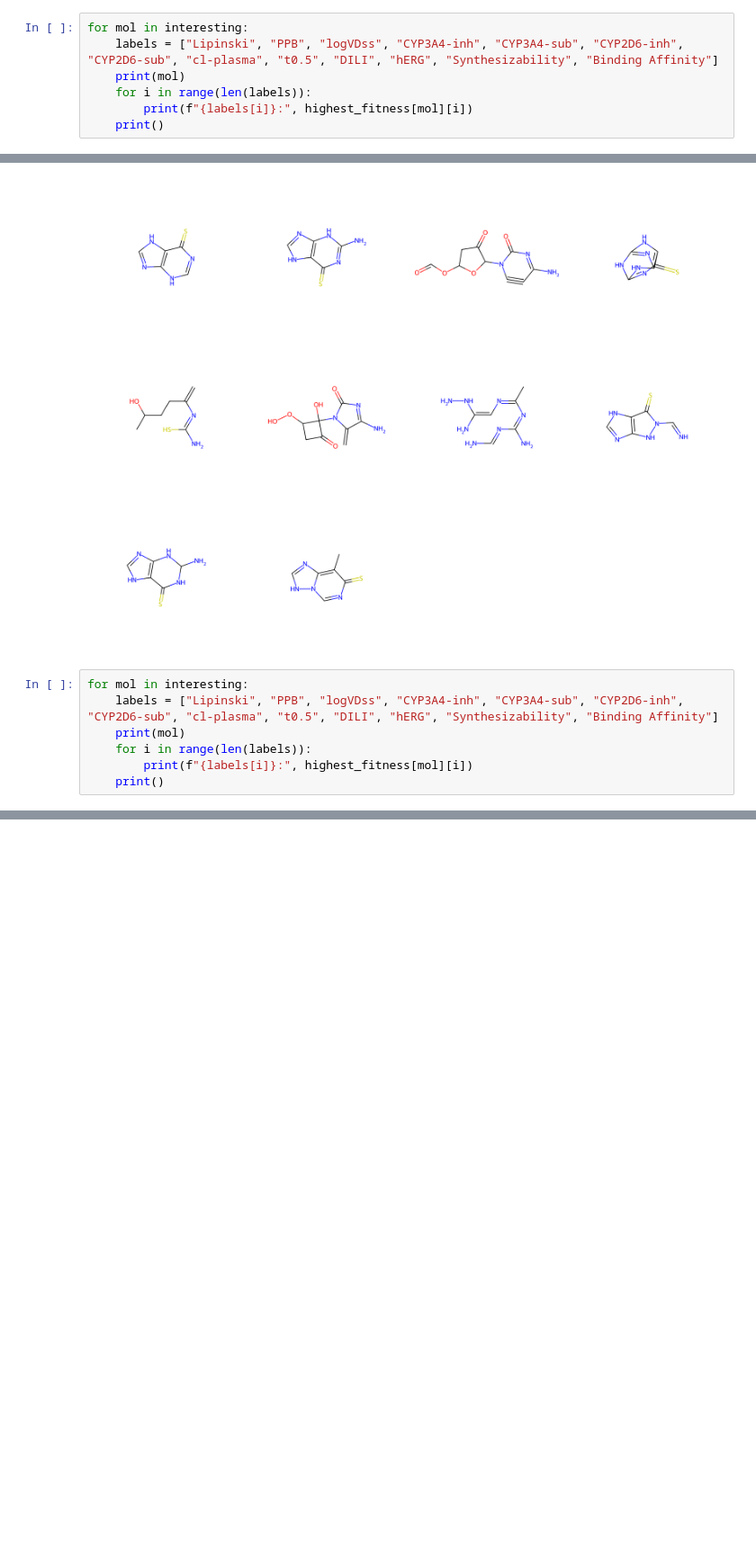
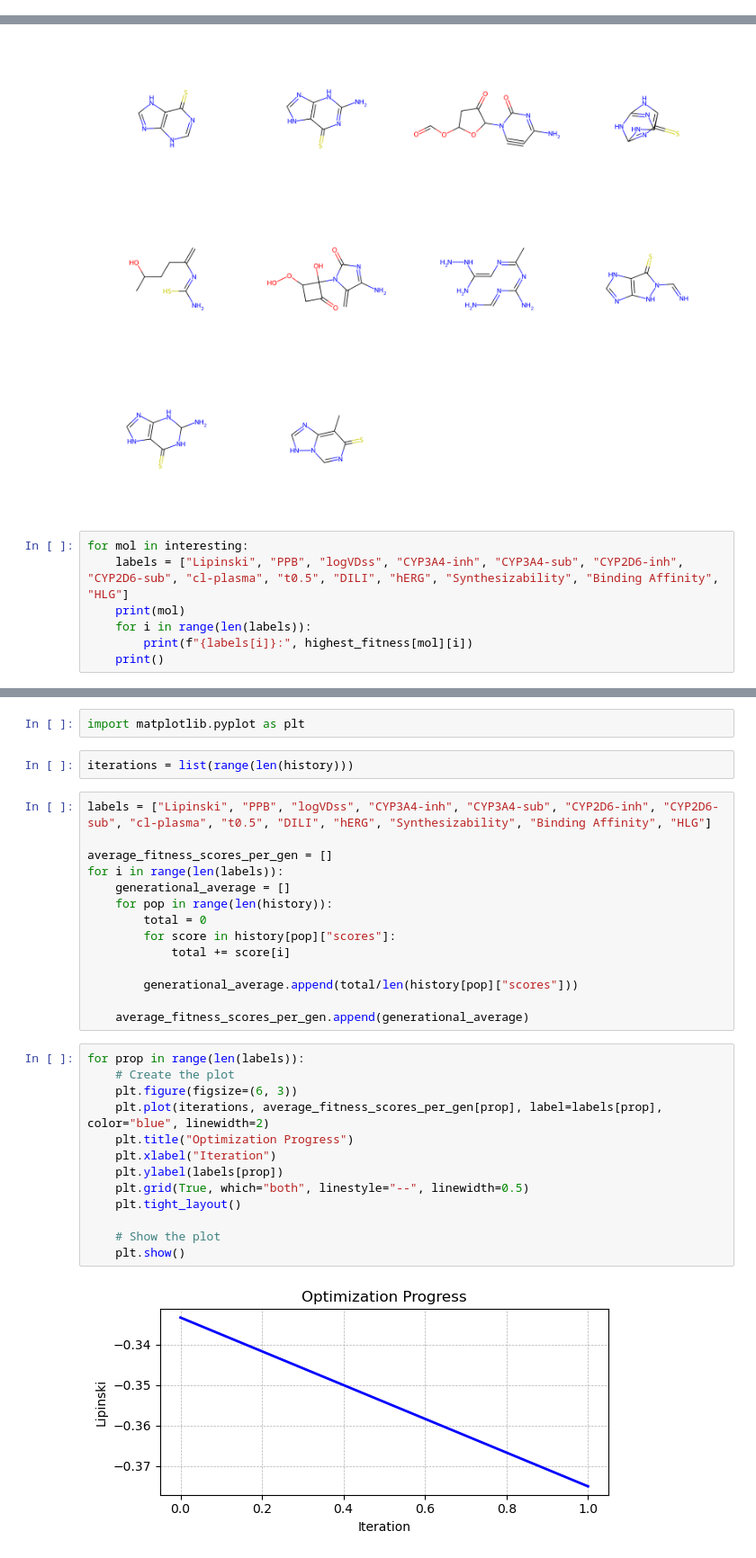
Before and after one commit to Imaginatorix/GHiFMo, a Jupyter notebook: vis/Visualize_Gens.ipynb, the cells around one changed output, grey strips where cells are left out. Shown: that part at 90% size. Saved outputs shown, nothing was run; the diff lists cells and outputs as text; blank space fills up the shorter version.

```diff
--- a/vis/Visualize_Gens.ipynb
+++ b/vis/Visualize_Gens.ipynb
@@ -236,7 +207,0 @@ Chem.Draw.MolsToGridImage([Chem.MolFromSmiles(mol) for mol in interesting], mols
-# %%
-for mol in interesting:
-    labels = ["Lipinski", "PPB", "logVDss", "CYP3A4-inh", "CYP3A4-sub", "CYP2D6-inh", "CYP2D6-sub", "cl-plasma", "t0.5", "DILI", "hERG", "Synthesizability", "Binding Affinity"]
-    print(mol)
-    for i in range(len(labels)):
-        print(f"{labels[i]}:", highest_fitness[mol][i])
-    print()
@@ -290,7 +236,7 @@ Chem.Draw.MolsToGridImage([Chem.MolFromSmiles(mol) for mol in interesting], mols
 [figure]
 # %%
 for mol in interesting:
-    labels = ["Lipinski", "PPB", "logVDss", "CYP3A4-inh", "CYP3A4-sub", "CYP2D6-inh", "CYP2D6-sub", "cl-plasma", "t0.5", "DILI", "hERG", "Synthesizability", "Binding Affinity"]
+    labels = ["Lipinski", "PPB", "logVDss", "CYP3A4-inh", "CYP3A4-sub", "CYP2D6-inh", "CYP2D6-sub", "cl-plasma", "t0.5", "DILI", "hERG", "Synthesizability", "Binding Affinity", "HLG"]
     print(mol)
     for i in range(len(labels)):
         print(f"{labels[i]}:", highest_fitness[mol][i])
@@ -315,0 +265,33 @@ Binding Affinity: -281.3071503495056
+# %%
+import matplotlib.pyplot as plt
+# %%
+iterations = list(range(len(history)))
+# %%
+labels = ["Lipinski", "PPB", "logVDss", "CYP3A4-inh", "CYP3A4-sub", "CYP2D6-inh", "CYP2D6-sub", "cl-plasma", "t0.5", "DILI", "hERG", "Synthesizability", "Binding Affinity", "HLG"]
+
+average_fitness_scores_per_gen = []
+for i in range(len(labels)):
+    generational_average = []
+    for pop in range(len(history)):
+        total = 0
+        for score in history[pop]["scores"]:
+            total += score[i]
+
+        generational_average.append(total/len(history[pop]["scores"]))
+
+    average_fitness_scores_per_gen.append(generational_average)
+# %%
+for prop in range(len(labels)):
+    # Create the plot
+    plt.figure(figsize=(6, 3))
+    plt.plot(iterations, average_fitness_scores_per_gen[prop], label=labels[prop], color="blue", linewidth=2)
+    plt.title("Optimization Progress")
+    plt.xlabel("Iteration")
+    plt.ylabel(labels[prop])
+    plt.grid(True, which="both", linestyle="--", linewidth=0.5)
+    plt.tight_layout()
+
+    # Show the plot
+    plt.show()
+# %% [output]
+[figure, added]
```
Also changed, not shown: parts of 17 cells of this notebook, 5 other files.
